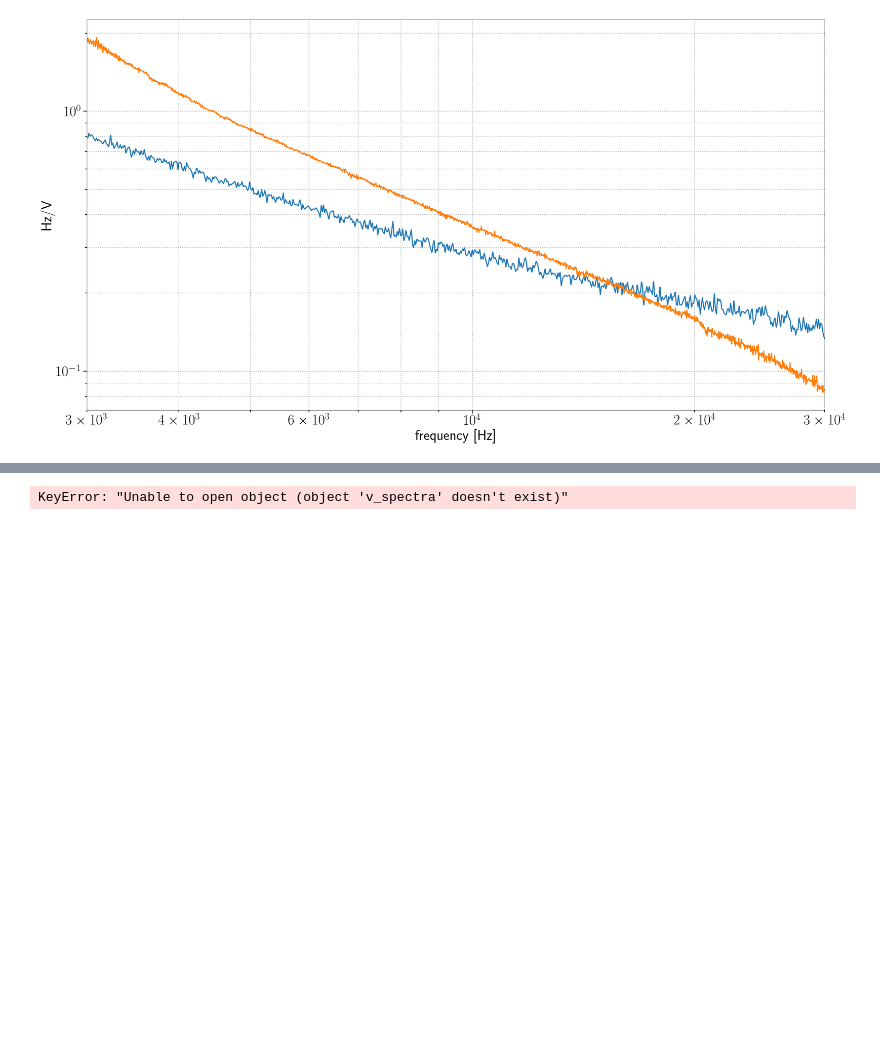
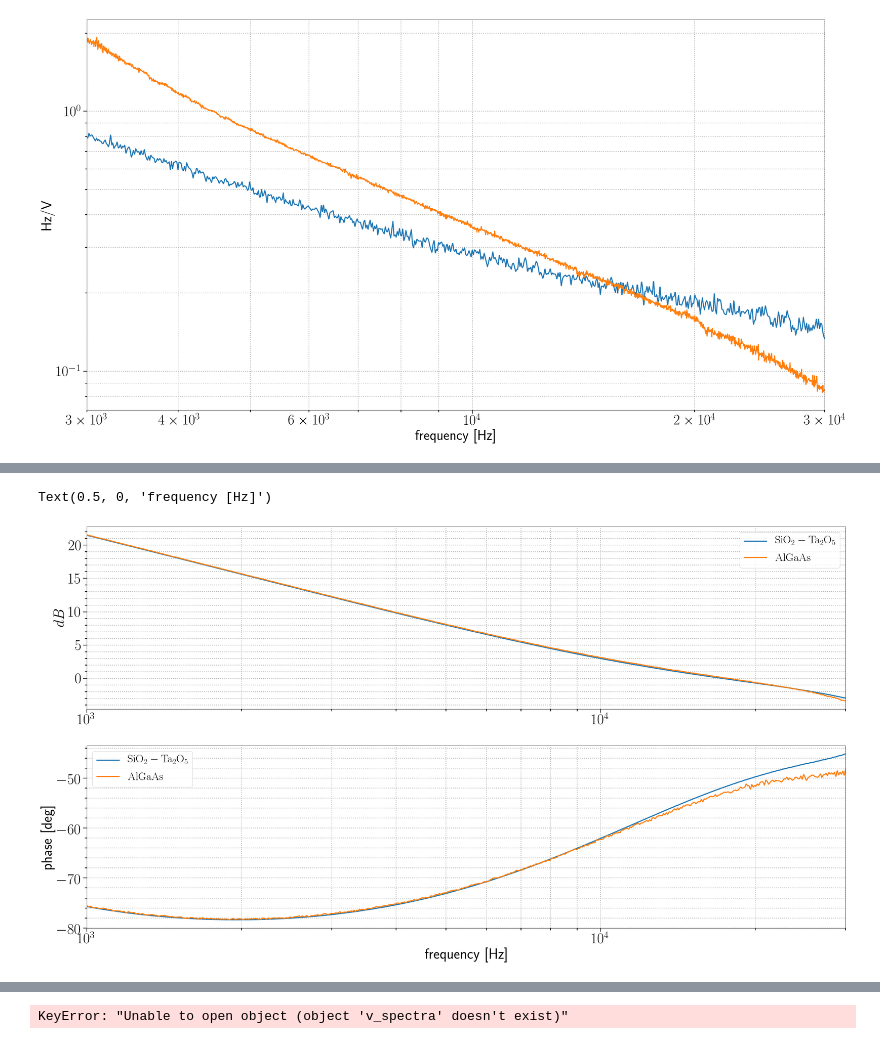
Before and after one commit to dancvan/AlGaAs_electrooptic_effect, a Jupyter notebook: code/notebooks/plotting_results.ipynb, the cells around one changed output, grey strips where cells are left out. Saved outputs shown, nothing was run; the diff lists cells and outputs as text; code cells hidden in the pictures; blank space fills up the shorter version.

```diff
--- a/code/notebooks/plotting_results.ipynb
+++ b/code/notebooks/plotting_results.ipynb
@@ -148,0 +200,19 @@ Text(0.5, 0, 'frequency [Hz]')
+# %%
+plt.subplot(211)
+plt.semilogx(swept_dat6['freq'], swept_dat6['raw/hva/ch3+pomona/db'],label = '$\mathrm{SiO}_2-\mathrm{Ta}_2\mathrm{O}_5$')
+plt.semilogx(swept_dat1['freq'], swept_dat1['raw/hva/ch3+pomona/db'],label = '$\mathrm{AlGaAs}$')
+plt.legend(prop={'size':30})
+plt.xlim([swept_dat6['freq'][0],swept_dat6['freq'][-1]])
+plt.ylabel('$$dB$$')
+#plt.title('Pockels effect of AlGaAs coating (frequency response)')
+plt.subplot(212)
+plt.semilogx(swept_dat6['freq'], swept_dat6['raw/hva/ch3+pomona/deg'],label = '$\mathrm{SiO}_2-\mathrm{Ta}_2\mathrm{O}_5$')
+plt.semilogx(swept_dat1['freq'], swept_dat1['raw/hva/ch3+pomona/deg'],label = '$\mathrm{AlGaAs}$')
+plt.xlim([swept_dat6['freq'][0],swept_dat6['freq'][-1]])
+plt.legend(prop={'size':30})
+plt.ylabel('phase [deg]')
+plt.xlabel('frequency [Hz]')
+#plt.savefig('sio2ta2o5_and_algaas_pockels_setup_test.png', dpi=300,bbox_inches='tight')
+# %% [output]
+Text(0.5, 0, 'frequency [Hz]')
+[figure, added]
```
Also changed, not shown: parts of 9 cells of this notebook.
